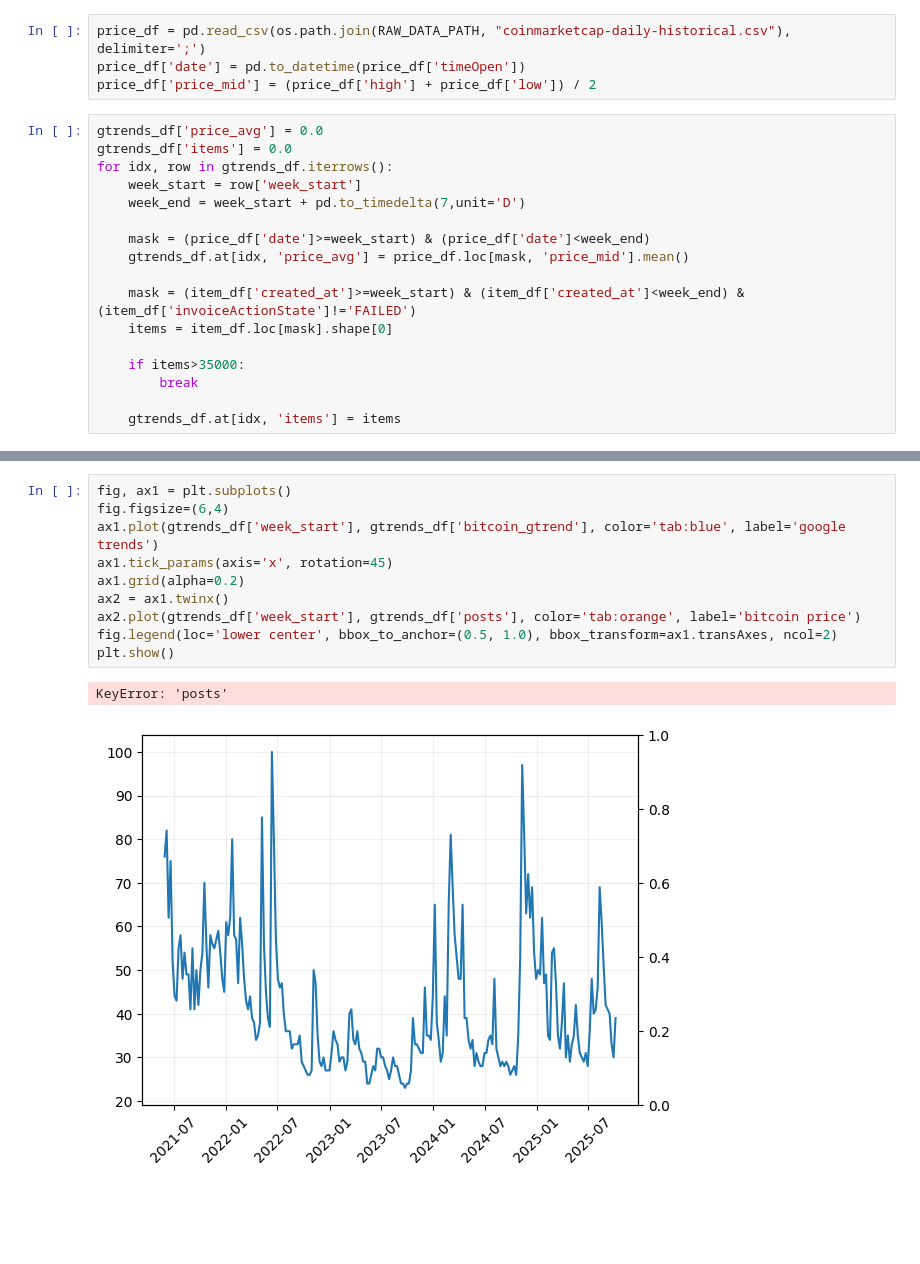
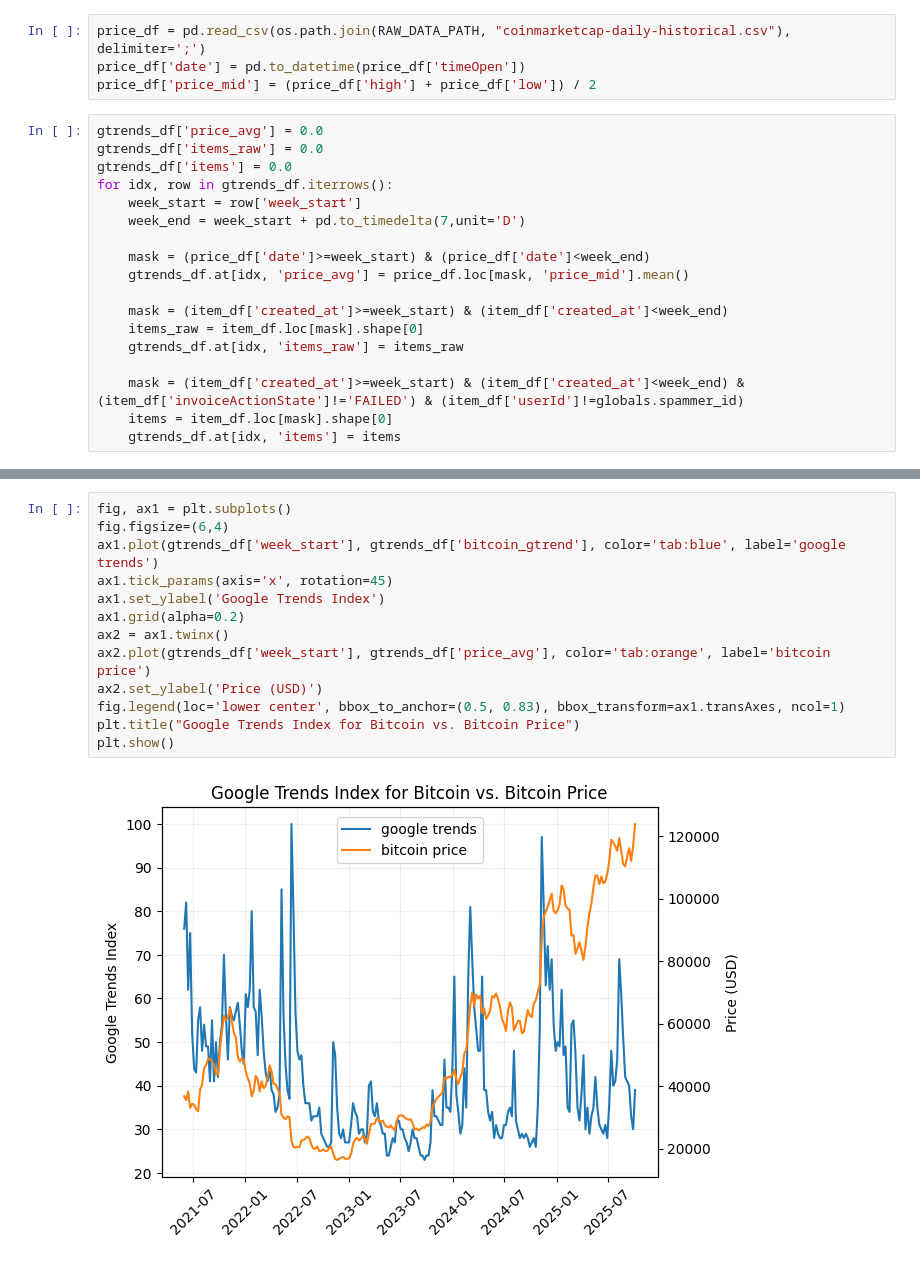
Before and after one commit to ed-kung/sn-research, a Jupyter notebook: src/notebooks/playground.ipynb, the cells around one changed output, grey strips where cells are left out. Drawn from its saved outputs; the diff is of its cells as text; blank space fills up the shorter version.

```diff
--- a/src/notebooks/playground.ipynb
+++ b/src/notebooks/playground.ipynb
@@ -77,6 +78,7 @@ price_df['date'] = pd.to_datetime(price_df['timeOpen'])
 price_df['price_mid'] = (price_df['high'] + price_df['low']) / 2
 # %%
 gtrends_df['price_avg'] = 0.0
+gtrends_df['items_raw'] = 0.0
 gtrends_df['items'] = 0.0
 for idx, row in gtrends_df.iterrows():
     week_start = row['week_start']
@@ -85,10 +87,10 @@ for idx, row in gtrends_df.iterrows():
     mask = (price_df['date']>=week_start) & (price_df['date']<week_end)
     gtrends_df.at[idx, 'price_avg'] = price_df.loc[mask, 'price_mid'].mean()
 
-    mask = (item_df['created_at']>=week_start) & (item_df['created_at']<week_end) & (item_df['invoiceActionState']!='FAILED')
+    mask = (item_df['created_at']>=week_start) & (item_df['created_at']<week_end)
+    items_raw = item_df.loc[mask].shape[0]
+    gtrends_df.at[idx, 'items_raw'] = items_raw
+
+    mask = (item_df['created_at']>=week_start) & (item_df['created_at']<week_end) & (item_df['invoiceActionState']!='FAILED') & (item_df['userId']!=globals.spammer_id)
     items = item_df.loc[mask].shape[0]
-
-    if items>35000:
-        break
-
     gtrends_df.at[idx, 'items'] = items
@@ -129,13 +97,15 @@ Name: bio, Length: 38723, dtype: bool
 # %%
 fig, ax1 = plt.subplots()
 fig.figsize=(6,4)
 ax1.plot(gtrends_df['week_start'], gtrends_df['bitcoin_gtrend'], color='tab:blue', label='google trends')
 ax1.tick_params(axis='x', rotation=45)
+ax1.set_ylabel('Google Trends Index')
 ax1.grid(alpha=0.2)
 ax2 = ax1.twinx()
-ax2.plot(gtrends_df['week_start'], gtrends_df['posts'], color='tab:orange', label='bitcoin price')
-fig.legend(loc='lower center', bbox_to_anchor=(0.5, 1.0), bbox_transform=ax1.transAxes, ncol=2)
+ax2.plot(gtrends_df['week_start'], gtrends_df['price_avg'], color='tab:orange', label='bitcoin price')
+ax2.set_ylabel('Price (USD)')
+fig.legend(loc='lower center', bbox_to_anchor=(0.5, 0.83), bbox_transform=ax1.transAxes, ncol=1)
+plt.title("Google Trends Index for Bitcoin vs. Bitcoin Price")
 plt.show()
 # %% [output]
-KeyError: 'posts'
-[figure, old version]
+[figure, new version]
```
Also changed, not shown: parts of 8 cells of this notebook, 2 other files.
